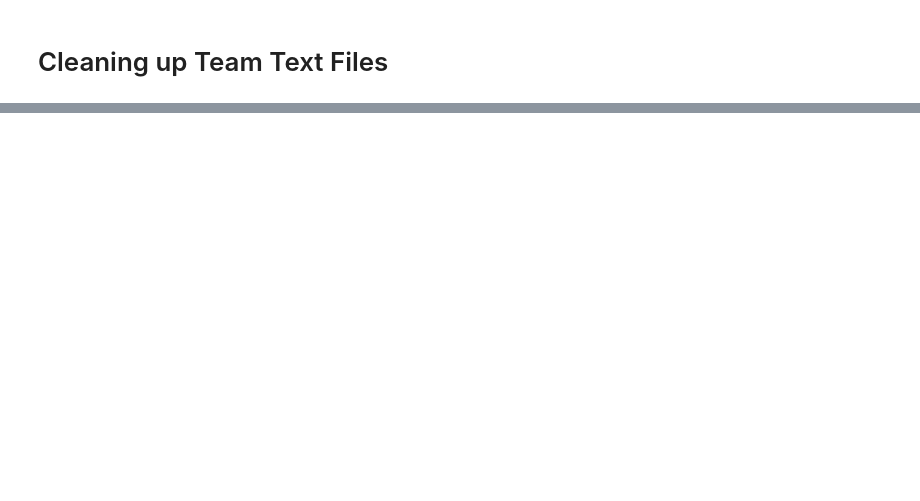
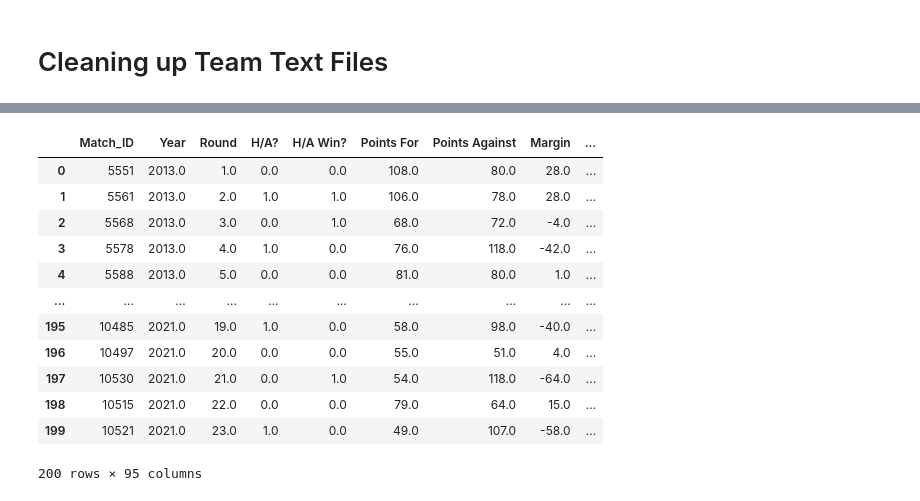
Before and after one commit to mitchgill16/AFL_Data, a Jupyter notebook: django_AFL_ML/data_cleaning.ipynb, the cells around one changed output, grey strips where cells are left out. Drawn from its saved outputs; the diff is of its cells as text; code cells hidden in the pictures; blank space fills up the shorter version.

```diff
--- a/django_AFL_ML/data_cleaning.ipynb
+++ b/django_AFL_ML/data_cleaning.ipynb
@@ -133,3 +75,4 @@ my_df
 # %%
-df = pd.read_csv('Data/Fremantle_clean_stats.csv')
-df
+df = pd.read_csv("Data/Fremantle_clean_stats.csv")
+venue = pd.read_csv("Data/2013_to_2021_venues.csv")
+ladders = pd.read_csv("Data/2013_to_2021_ladder.csv")
@@ -159,0 +147,19 @@ True
+# %%
+tv_rows = team_venue.shape[0]
+sliced_df = df[-tv_rows:]
+sliced_df['Venue'] = team_venue['venue.name'].to_numpy()
+sliced_df
+# %% [output]
+|  | Match_ID | Year | Round | H/A? | H/A Win? | Points For | Points Against | Margin | ... |
+| 0 | 5551 | 2013.0 | 1.0 | 0.0 | 0.0 | 108.0 | 80.0 | 28.0 | ... |
+| 1 | 5561 | 2013.0 | 2.0 | 1.0 | 1.0 | 106.0 | 78.0 | 28.0 | ... |
+| 2 | 5568 | 2013.0 | 3.0 | 0.0 | 1.0 | 68.0 | 72.0 | -4.0 | ... |
+| 3 | 5578 | 2013.0 | 4.0 | 1.0 | 0.0 | 76.0 | 118.0 | -42.0 | ... |
+| 4 | 5588 | 2013.0 | 5.0 | 0.0 | 0.0 | 81.0 | 80.0 | 1.0 | ... |
+| ... | ... | ... | ... | ... | ... | ... | ... | ... | ... |
+| 195 | 10485 | 2021.0 | 19.0 | 1.0 | 0.0 | 58.0 | 98.0 | -40.0 | ... |
+| 196 | 10497 | 2021.0 | 20.0 | 0.0 | 0.0 | 55.0 | 51.0 | 4.0 | ... |
+| 197 | 10530 | 2021.0 | 21.0 | 0.0 | 1.0 | 54.0 | 118.0 | -64.0 | ... |
+| 198 | 10515 | 2021.0 | 22.0 | 0.0 | 0.0 | 79.0 | 64.0 | 15.0 | ... |
+| 199 | 10521 | 2021.0 | 23.0 | 1.0 | 0.0 | 49.0 | 107.0 | -58.0 | ... |
+200 rows × 95 columns
```
Also changed, not shown: parts of 11 cells of this notebook, 20 other files.
